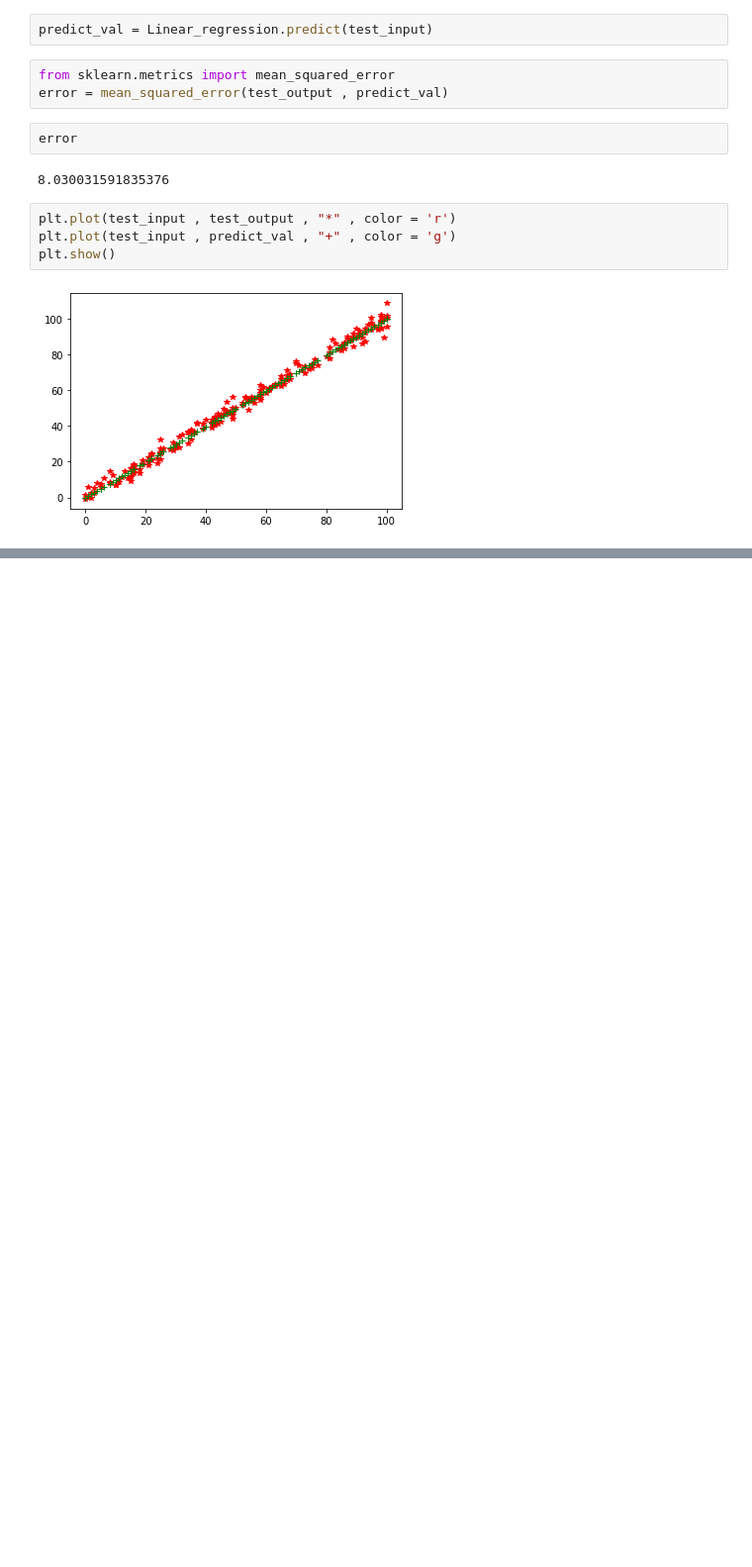
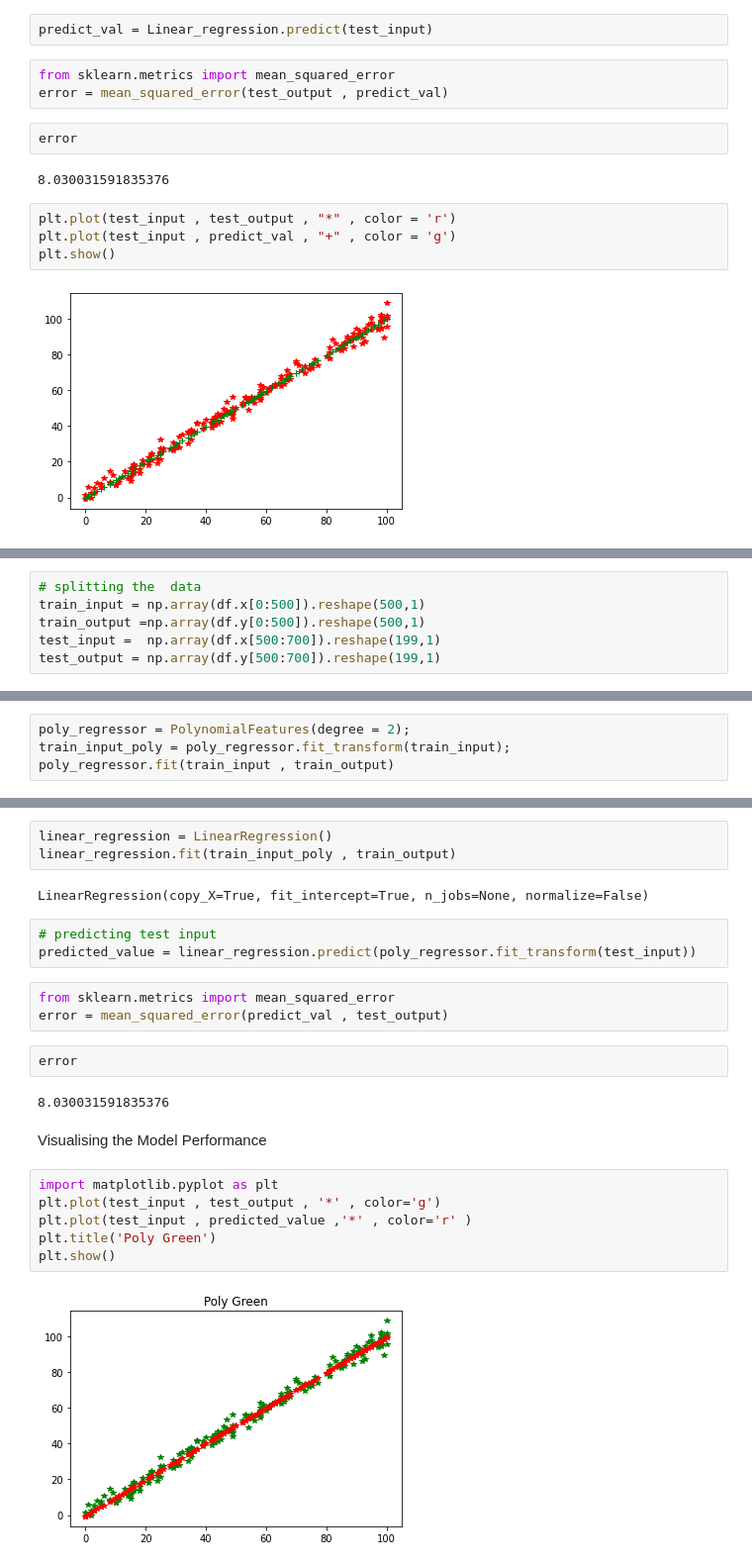
Before and after one commit to Rashvi/GFG_ML, a Jupyter notebook: Linear_Regression.ipynb, the cells around one changed output, grey strips where cells are left out. Shown at 99% size. Saved outputs shown, nothing was run; the diff lists cells and outputs as text; blank space fills up the shorter version.

```diff
--- a/Linear_Regression.ipynb
+++ b/Linear_Regression.ipynb
@@ -155,0 +190,6 @@ plt.show()
+# %%
+# splitting the  data
+train_input = np.array(df.x[0:500]).reshape(500,1)
+train_output =np.array(df.y[0:500]).reshape(500,1)
+test_input =  np.array(df.x[500:700]).reshape(199,1)
+test_output = np.array(df.y[500:700]).reshape(199,1)
@@ -155,0 +199,4 @@ plt.show()
+# %%
+poly_regressor = PolynomialFeatures(degree = 2);
+train_input_poly = poly_regressor.fit_transform(train_input);
+poly_regressor.fit(train_input , train_output)
@@ -155,0 +216,25 @@ plt.show()
+# %%
+linear_regression = LinearRegression()
+linear_regression.fit(train_input_poly , train_output)
+# %% [output]
+LinearRegression(copy_X=True, fit_intercept=True, n_jobs=None, normalize=False)
+# %%
+# predicting test input
+predicted_value = linear_regression.predict(poly_regressor.fit_transform(test_input))
+# %%
+from sklearn.metrics import mean_squared_error
+error = mean_squared_error(predict_val , test_output)
+# %%
+error
+# %% [output]
+8.030031591835376
+# %% [markdown]
+Visualising the Model Performance
+# %%
+import matplotlib.pyplot as plt
+plt.plot(test_input , test_output , '*' , color='g')
+plt.plot(test_input , predicted_value ,'*' , color='r' )
+plt.title('Poly Green')
+plt.show()
+# %% [output]
+[figure, added]
```
Also changed, not shown: parts of 10 cells of this notebook.
